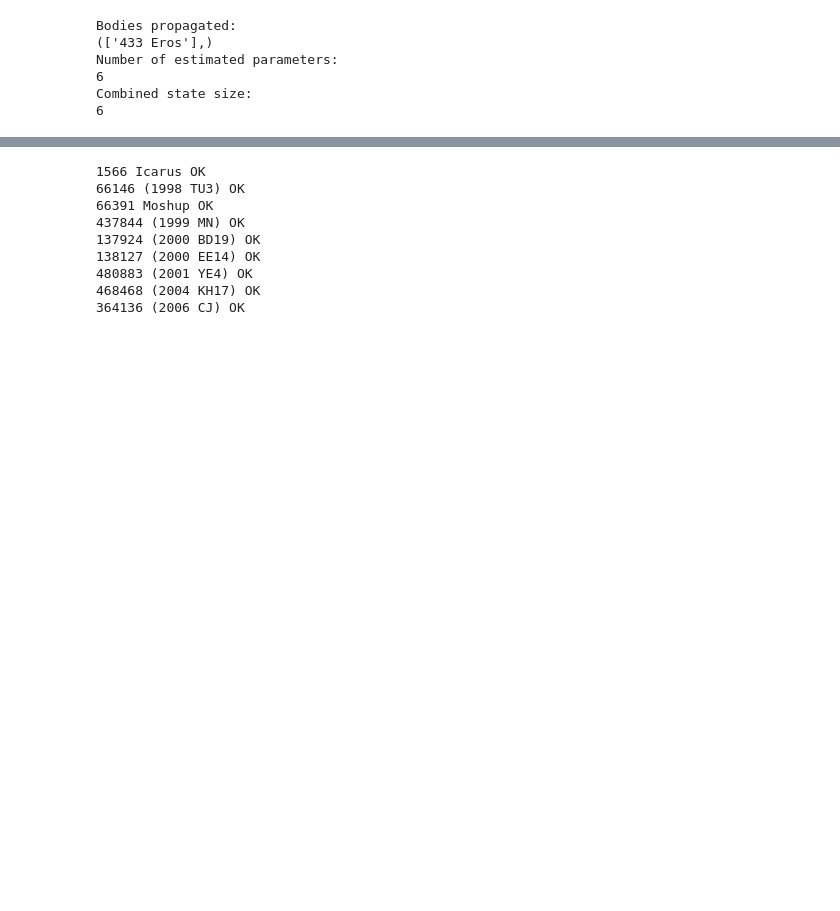
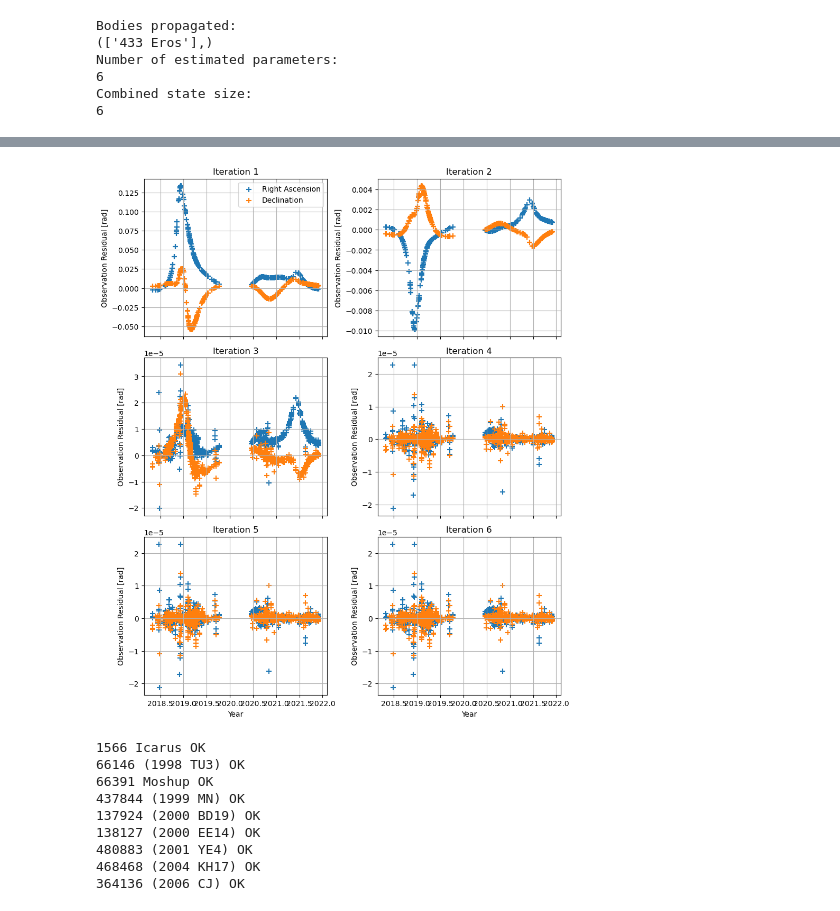
Before and after one commit to PocketBloom/Bachelor_Project, a Jupyter notebook: Estimation/2_initial_state_simple.ipynb, the cells around one changed output, grey strips where cells are left out. Drawn from its saved outputs; the diff is of its cells as text; code cells hidden in the pictures; blank space fills up the shorter version.

```diff
--- a/Estimation/2_initial_state_simple.ipynb
+++ b/Estimation/2_initial_state_simple.ipynb
@@ -438 +493,65 @@ body_settings.get(asteroid).ephemeris_settings
+# %%
+residual_history = pod_output.residual_history
+
+# Number of columns and rows for our plot
+number_of_columns = 2
+
+number_of_rows = (
+    int(number_of_pod_iterations / number_of_columns)
+    if number_of_pod_iterations % number_of_columns == 0
+    else int((number_of_pod_iterations + 1) / number_of_columns)
+)
+
+fig, axs = plt.subplots(
+    number_of_rows,
+    number_of_columns,
+    figsize=(9, 3.5 * number_of_rows),
+    sharex=True,
+    sharey=False,
+)
+
+# We cheat a little to get an approximate year out of our times (which are in seconds since J2000)
+residual_times = (
+    np.array(observation_collection.concatenated_times) / (86400 * 365.25) + 2000
+)
+
+
+# plot the residuals, split between RA and DEC types
+for idx, ax in enumerate(fig.get_axes()):
+    ax.grid()
+    # we take every second
+    ax.scatter(
+        residual_times[::2],
+        residual_history[
+            ::2,
+            idx,
+        ],
+        marker="+",
+        s=60,
+        label="Right Ascension",
+    )
+    ax.scatter(
+        residual_times[1::2],
+        residual_history[
+            1::2,
+            idx,
+        ],
+        marker="+",
+        s=60,
+        label="Declination",
+    )
+    ax.set_ylabel("Observation Residual [rad]")
+    ax.set_title("Iteration " + str(idx + 1))
+
+plt.tight_layout()
+
+# add the year label for the x-axis
+for col in range(number_of_columns):
+    axs[int(number_of_rows - 1), col].set_xlabel("Year")
+
+axs[0, 0].legend()
+
+plt.show()
+# %% [output]
+[figure, added]
 # %%
```
Also changed, not shown: parts of 13 cells of this notebook.
